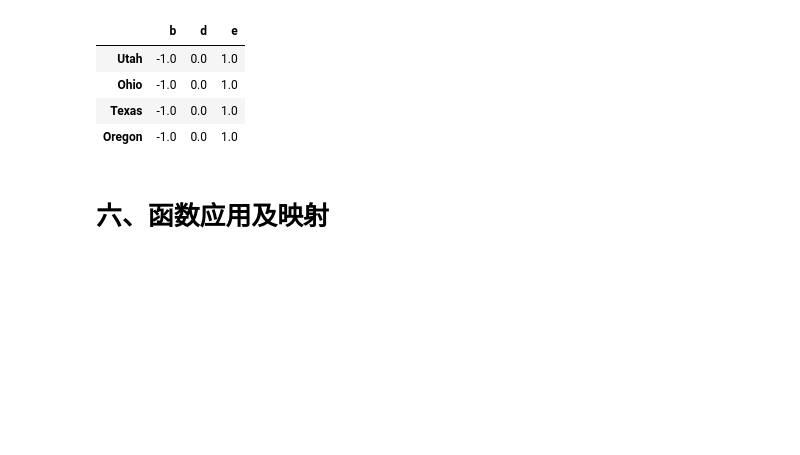
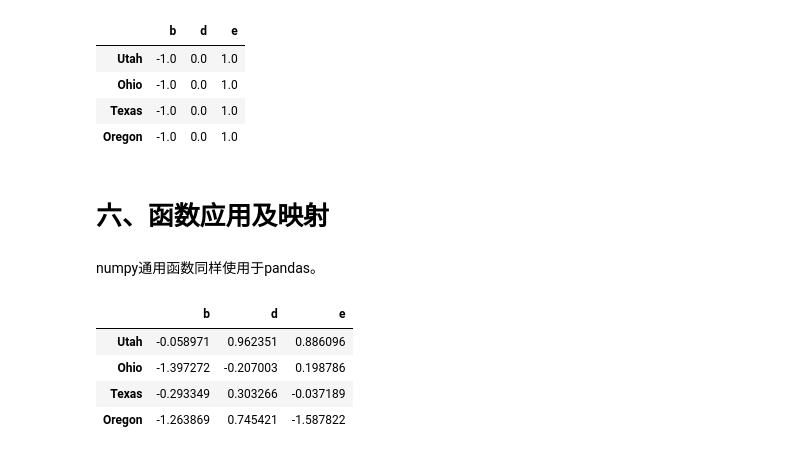
Before and after one commit to feilishu/blog, a Jupyter notebook: ch5.2-essential-func.ipynb, the cells around one changed output. Saved outputs shown, nothing was run; the diff lists cells and outputs as text; code cells hidden in the pictures; blank space fills up the shorter version.

```diff
--- a/ch5.2-essential-func.ipynb
+++ b/ch5.2-essential-func.ipynb
@@ -560,3 +651,14 @@ frame.sub(series3, axis='index')  #指定按列进行运算并广播运算。
 | Oregon | -1.0 | 0.0 | 1.0 |
 # %% [markdown]
 # 六、函数应用及映射
+# %% [markdown]
+numpy通用函数同样使用于pandas。
+# %%
+frame = pd.DataFrame(np.random.randn(4, 3), columns=list('bde'),index=['Utah', 'Ohio', 'Texas', 'Oregon'])
+frame
+# %% [output]
+|  | b | d | e |
+| Utah | -0.058971 | 0.962351 | 0.886096 |
+| Ohio | -1.397272 | -0.207003 | 0.198786 |
+| Texas | -0.293349 | 0.303266 | -0.037189 |
+| Oregon | -1.263869 | 0.745421 | -1.587822 |
```
Also changed, not shown: parts of 61 cells of this notebook.
